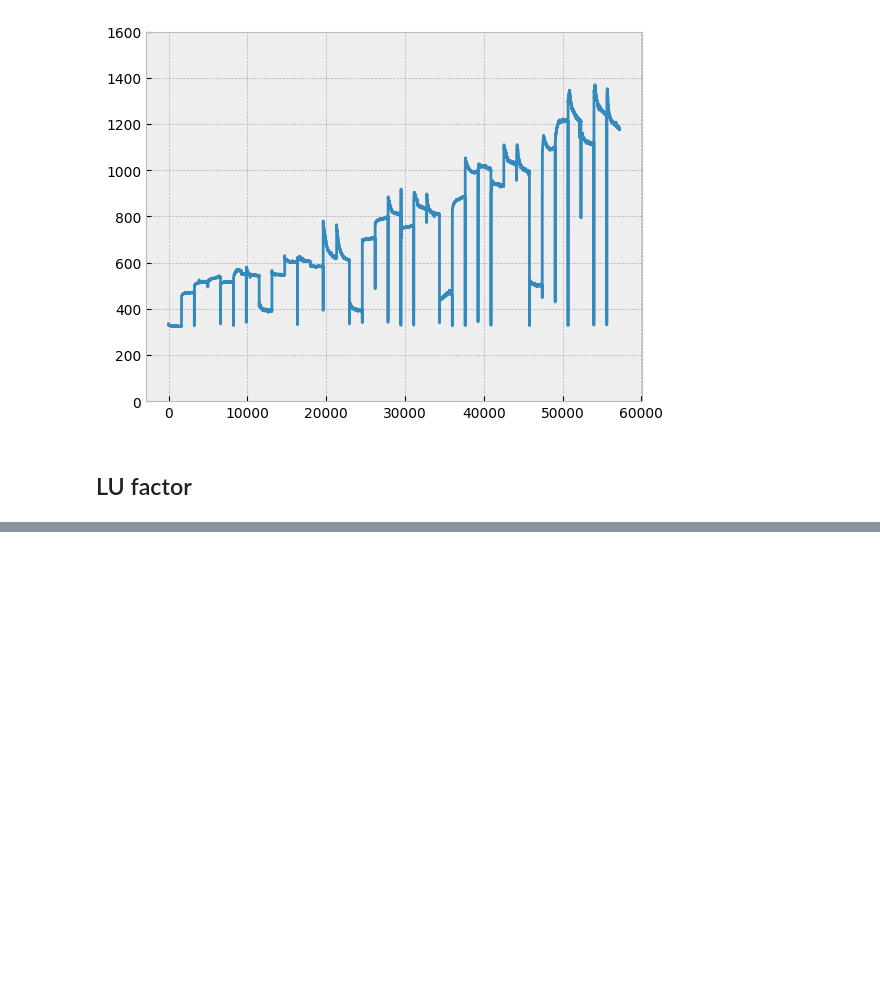
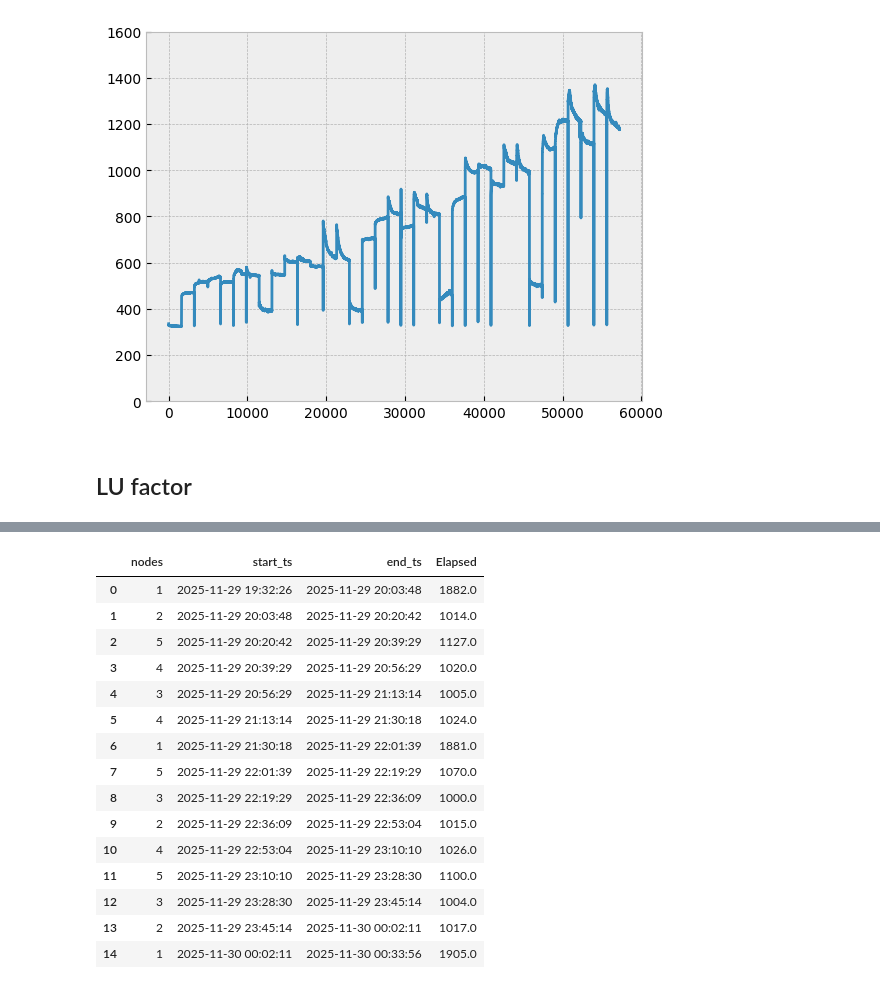
Before and after one commit to othomarcondes/CMP223-EnergyMeasurements, a Jupyter notebook: data_analysis.ipynb, the cells around one changed output, grey strips where cells are left out. Cells and saved outputs as stored; diff of their text form; code cells hidden in the pictures; blank space fills up the shorter version.

Commit message:
added LU factor analysis

```diff
--- a/data_analysis.ipynb
+++ b/data_analysis.ipynb
@@ -348,0 +362,28 @@ np.float64(456.60428694263607)
+# %%
+# get experiment data
+LU_experiment = pd.read_csv('./data/lu_factor_poti_736813/lu_factor_poti_736813_output.csv', usecols =['nodes','start_ts','end_ts'])
+LU_experiment['start_ts']=pd.to_datetime(LU_experiment['start_ts'], format='%Y-%m-%d %H:%M:%S')
+LU_experiment['end_ts']=pd.to_datetime(LU_experiment['end_ts'], format='%Y-%m-%d %H:%M:%S')
+
+# create new column with the time of the experiment
+LU_experiment['Elapsed'] = LU_experiment['end_ts'].sub(LU_experiment['start_ts'])
+LU_experiment['Elapsed'] = LU_experiment['Elapsed'].dt.total_seconds()
+
+LU_experiment
+# %% [output]
+|  | nodes | start_ts | end_ts | Elapsed |
+| 0 | 1 | 2025-11-29 19:32:26 | 2025-11-29 20:03:48 | 1882.0 |
+| 1 | 2 | 2025-11-29 20:03:48 | 2025-11-29 20:20:42 | 1014.0 |
+| 2 | 5 | 2025-11-29 20:20:42 | 2025-11-29 20:39:29 | 1127.0 |
+| 3 | 4 | 2025-11-29 20:39:29 | 2025-11-29 20:56:29 | 1020.0 |
+| 4 | 3 | 2025-11-29 20:56:29 | 2025-11-29 21:13:14 | 1005.0 |
+| 5 | 4 | 2025-11-29 21:13:14 | 2025-11-29 21:30:18 | 1024.0 |
+| 6 | 1 | 2025-11-29 21:30:18 | 2025-11-29 22:01:39 | 1881.0 |
+| 7 | 5 | 2025-11-29 22:01:39 | 2025-11-29 22:19:29 | 1070.0 |
+| 8 | 3 | 2025-11-29 22:19:29 | 2025-11-29 22:36:09 | 1000.0 |
+| 9 | 2 | 2025-11-29 22:36:09 | 2025-11-29 22:53:04 | 1015.0 |
+| 10 | 4 | 2025-11-29 22:53:04 | 2025-11-29 23:10:10 | 1026.0 |
+| 11 | 5 | 2025-11-29 23:10:10 | 2025-11-29 23:28:30 | 1100.0 |
+| 12 | 3 | 2025-11-29 23:28:30 | 2025-11-29 23:45:14 | 1004.0 |
+| 13 | 2 | 2025-11-29 23:45:14 | 2025-11-30 00:02:11 | 1017.0 |
+| 14 | 1 | 2025-11-30 00:02:11 | 2025-11-30 00:33:56 | 1905.0 |
```
Also changed, not shown: parts of 3 cells of this notebook, 4 other files.
